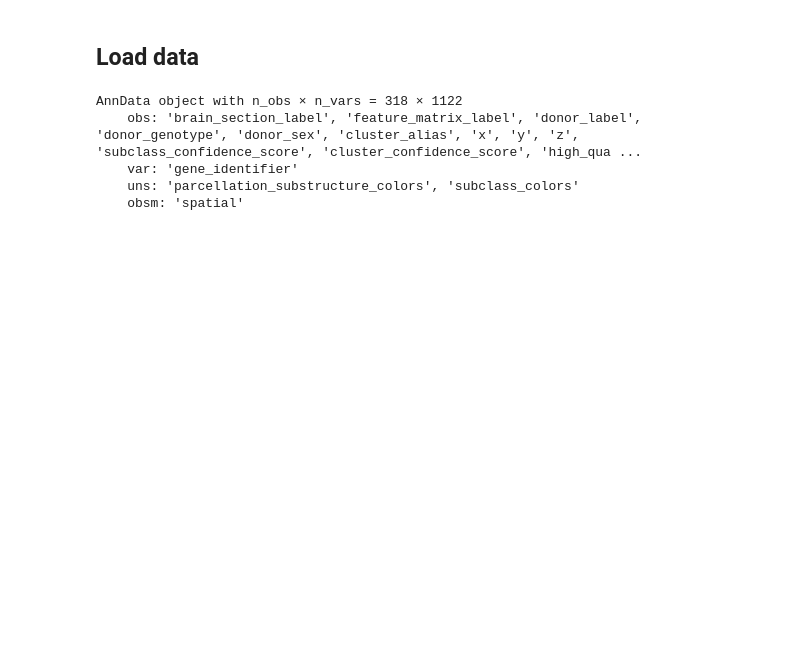
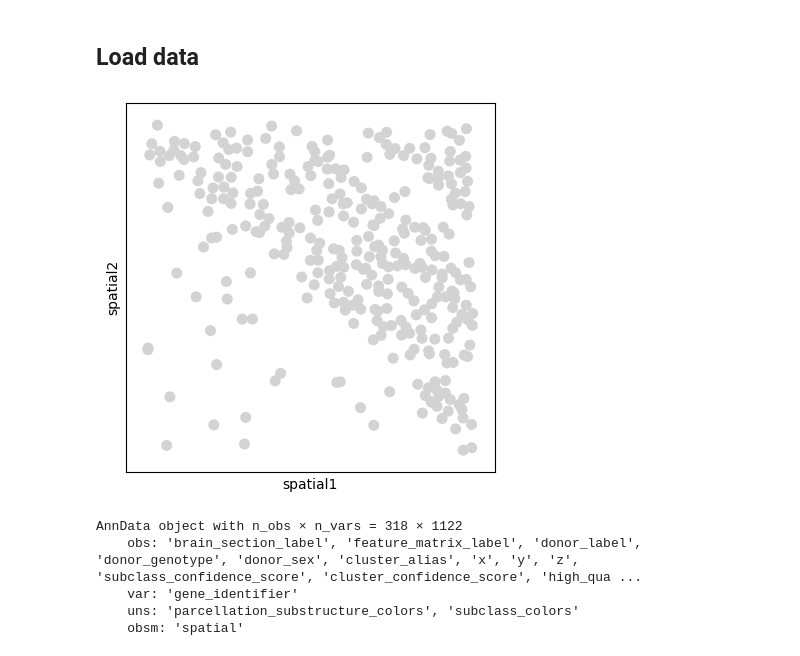
Before and after one commit to dschaub95/spatialnca, a Jupyter notebook: notebooks/experiment-real.ipynb, the cells around one changed output. Saved outputs shown, nothing was run; the diff lists cells and outputs as text; code cells hidden in the pictures; blank space fills up the shorter version.

```diff
--- a/notebooks/experiment-real.ipynb
+++ b/notebooks/experiment-real.ipynb
@@ -25,8 +31,10 @@ from spatialnca.utils import seed_everything
 # %%
 path = "data/Zhuang-ABCA-3.003_slice.h5ad"
 adata = sc.read_h5ad(path)
+sc.pl.spatial(adata, color=None, spot_size=0.01)
 adata
 # %% [output]
+[figure, added]
 AnnData object with n_obs × n_vars = 318 × 1122
     obs: 'brain_section_label', 'feature_matrix_label', 'donor_label', 'donor_genotype', 'donor_sex', 'cluster_alias', 'x', 'y', 'z', 'subclass_confidence_score', 'cluster_confidence_score', 'high_qua ...
     var: 'gene_identifier'
```
Also changed, not shown: parts of 8 cells of this notebook, 1 other file.
